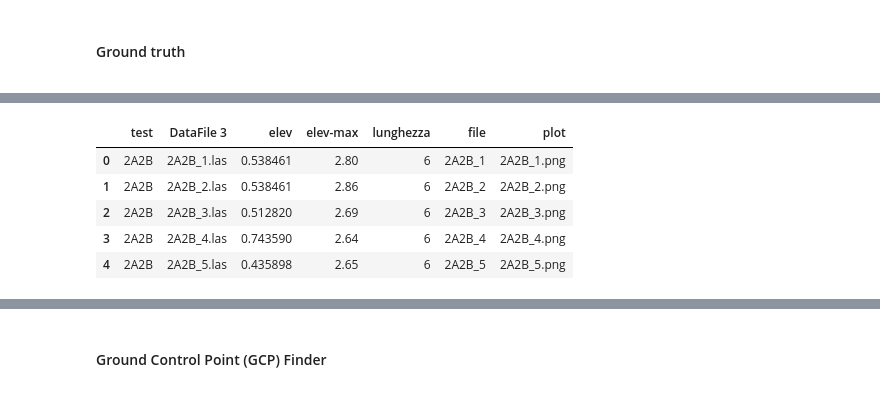
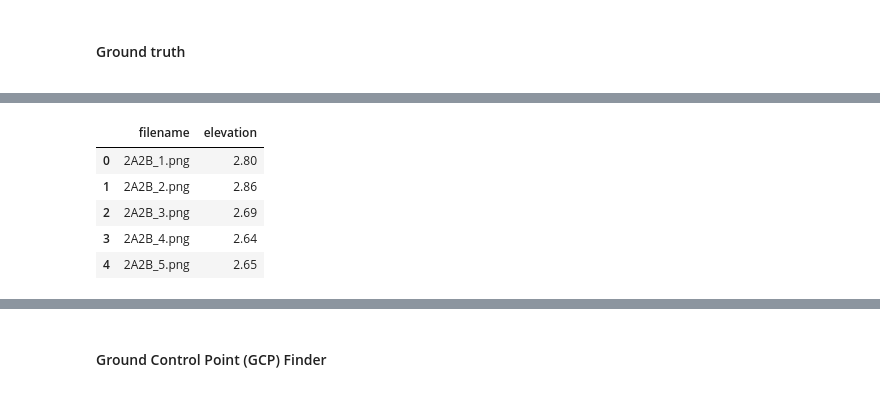
Before and after one commit to francescoperagine/UAV_ViT, a Jupyter notebook: main.ipynb, the cells around one changed output, grey strips where cells are left out. Saved outputs shown, nothing was run; the diff lists cells and outputs as text; code cells hidden in the pictures.

```diff
--- a/main.ipynb
+++ b/main.ipynb
@@ -120,3 +145,18 @@ ground_truth.head()
+# %%
+# Ground Truth Preprocessing
+
+def renaming(filename):
+    return filename[:-4] + ".png"
+
+df["filename"] = df["DataFile 3"].apply(renaming)
+df[['filename', 'elevation']].head()
+# %% [output]
+|  | filename | elevation |
+| 0 | 2A2B_1.png | 2.80 |
+| 1 | 2A2B_2.png | 2.86 |
+| 2 | 2A2B_3.png | 2.69 |
+| 3 | 2A2B_4.png | 2.64 |
+| 4 | 2A2B_5.png | 2.65 |
 # %%
 # Targets normalization
 
@@ -125,11 +164,0 @@ ground_truth["elev"] = scaler.fit_transform(ground_truth[["elev"]])
-# %%
-# Scaled ground truth head
-
-ground_truth.head()
-# %% [output]
-|  | test | DataFile 3 | elev | elev-max | lunghezza | file | plot |
-| 0 | 2A2B | 2A2B_1.las | 0.538461 | 2.80 | 6 | 2A2B_1 | 2A2B_1.png |
-| 1 | 2A2B | 2A2B_2.las | 0.538461 | 2.86 | 6 | 2A2B_2 | 2A2B_2.png |
-| 2 | 2A2B | 2A2B_3.las | 0.512820 | 2.69 | 6 | 2A2B_3 | 2A2B_3.png |
-| 3 | 2A2B | 2A2B_4.las | 0.743590 | 2.64 | 6 | 2A2B_4 | 2A2B_4.png |
-| 4 | 2A2B | 2A2B_5.las | 0.435898 | 2.65 | 6 | 2A2B_5 | 2A2B_5.png |
```
Also changed, not shown: parts of 57 cells of this notebook, 6 other files.
